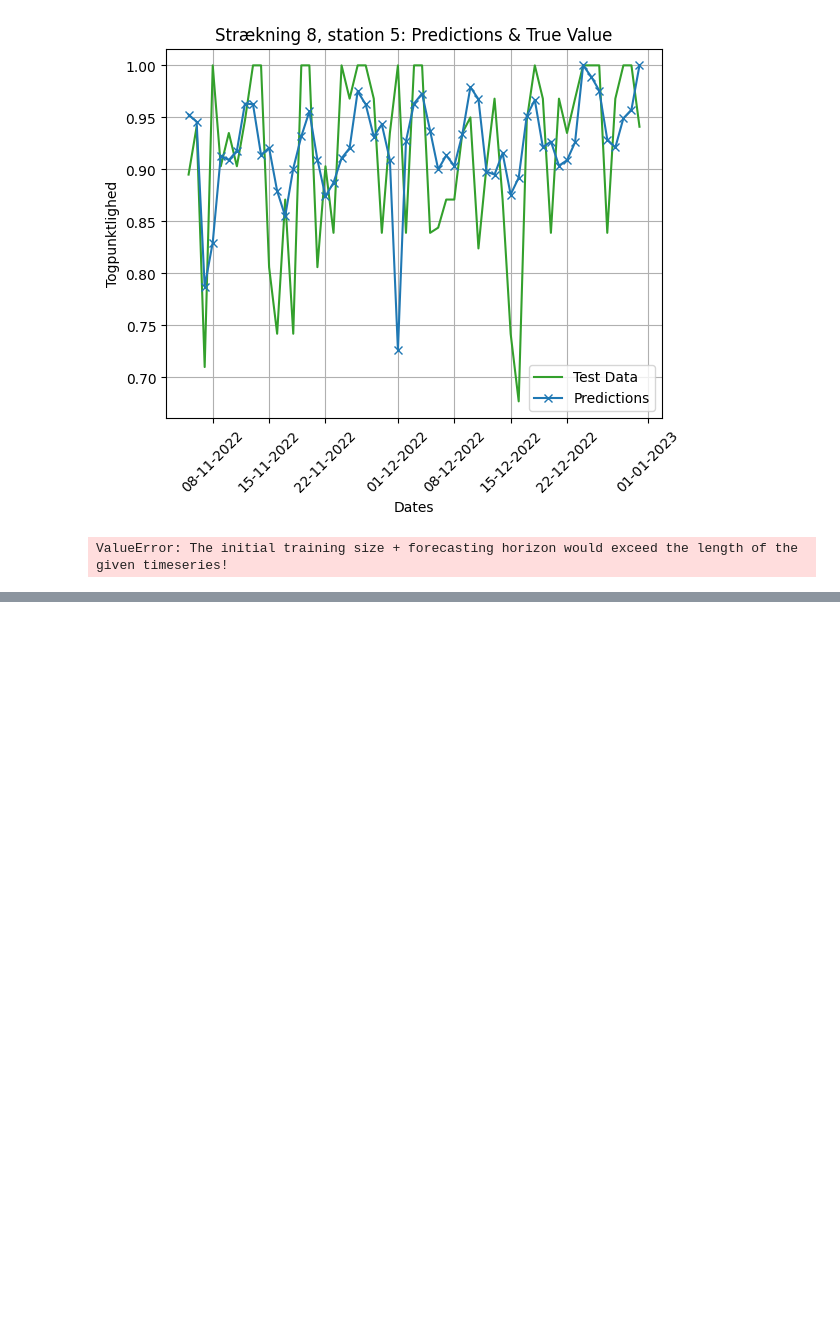
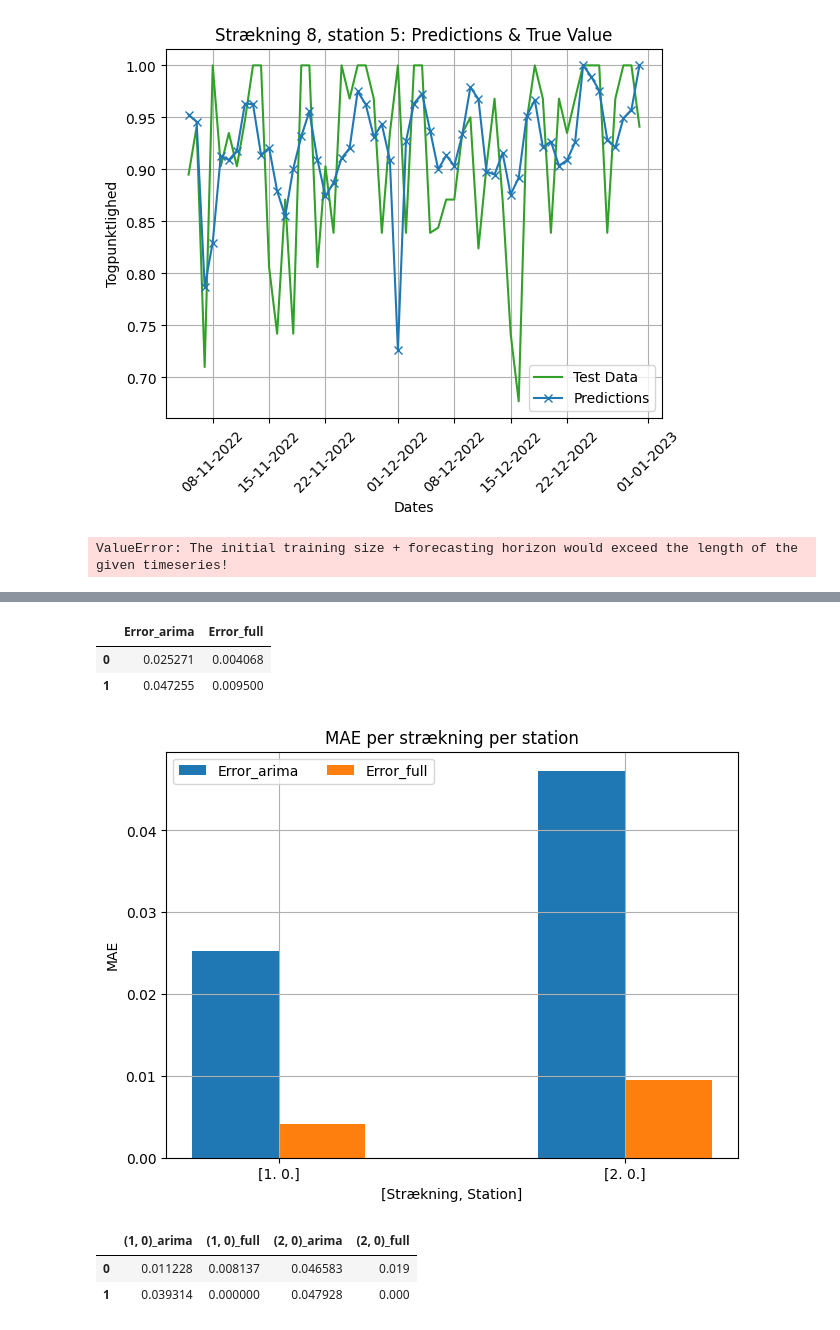
Before and after one commit to clarachristiansen/Bachelor_project, a Jupyter notebook: Full_SARIMA_Xgboost_CV.ipynb, the cells around one changed output, grey strips where cells are left out. Drawn from its saved outputs; the diff is of its cells as text; code cells hidden in the pictures; blank space fills up the shorter version.

```diff
--- a/Full_SARIMA_Xgboost_CV.ipynb
+++ b/Full_SARIMA_Xgboost_CV.ipynb
@@ -996,0 +950,37 @@ KeyboardInterrupt:
+# %%
+# Read results from csv
+errors = pd.read_csv('Results/SARIMA_Xgboost_CV_errors.csv')
+errors
+# %% [output]
+|  | Error_arima | Error_full |
+| 0 | 0.025271 | 0.004068 |
+| 1 | 0.047255 | 0.009500 |
+# %%
+# Plot and save error
+x = np.arange(len(MSEs))
+width = 0.25  # the width of the bars
+multiplier = 0
+
+fig, ax = plt.subplots(layout='constrained')
+
+for attribute, measurement in errors.items():
+    offset = width * multiplier
+    rects = ax.bar(x + offset, measurement, width, label=attribute)
+    multiplier += 1
+ax.legend(loc='upper left', ncols=2)
+ax.set_xticks(x + width/2, combinations[:2])
+ax.set_xlabel('[Strækning, Station]')
+ax.set_ylabel('MAE')
+ax.set_title('MAE per strækning per station')
+ax.grid()
+fig.savefig('Results/MAE_strækningstation_XGboost')
+plt.show()
+# %% [output]
+[figure, added]
+# %%
+cv_scores_dataframe = pd.read_csv('Results/SARIMA_Xgboost_CV_scores.csv')
+cv_scores_dataframe
+# %% [output]
+|  | (1, 0)_arima | (1, 0)_full | (2, 0)_arima | (2, 0)_full |
+| 0 | 0.011228 | 0.008137 | 0.046583 | 0.019 |
+| 1 | 0.039314 | 0.000000 | 0.047928 | 0.000 |
```
Also changed, not shown: parts of 2 cells of this notebook.
